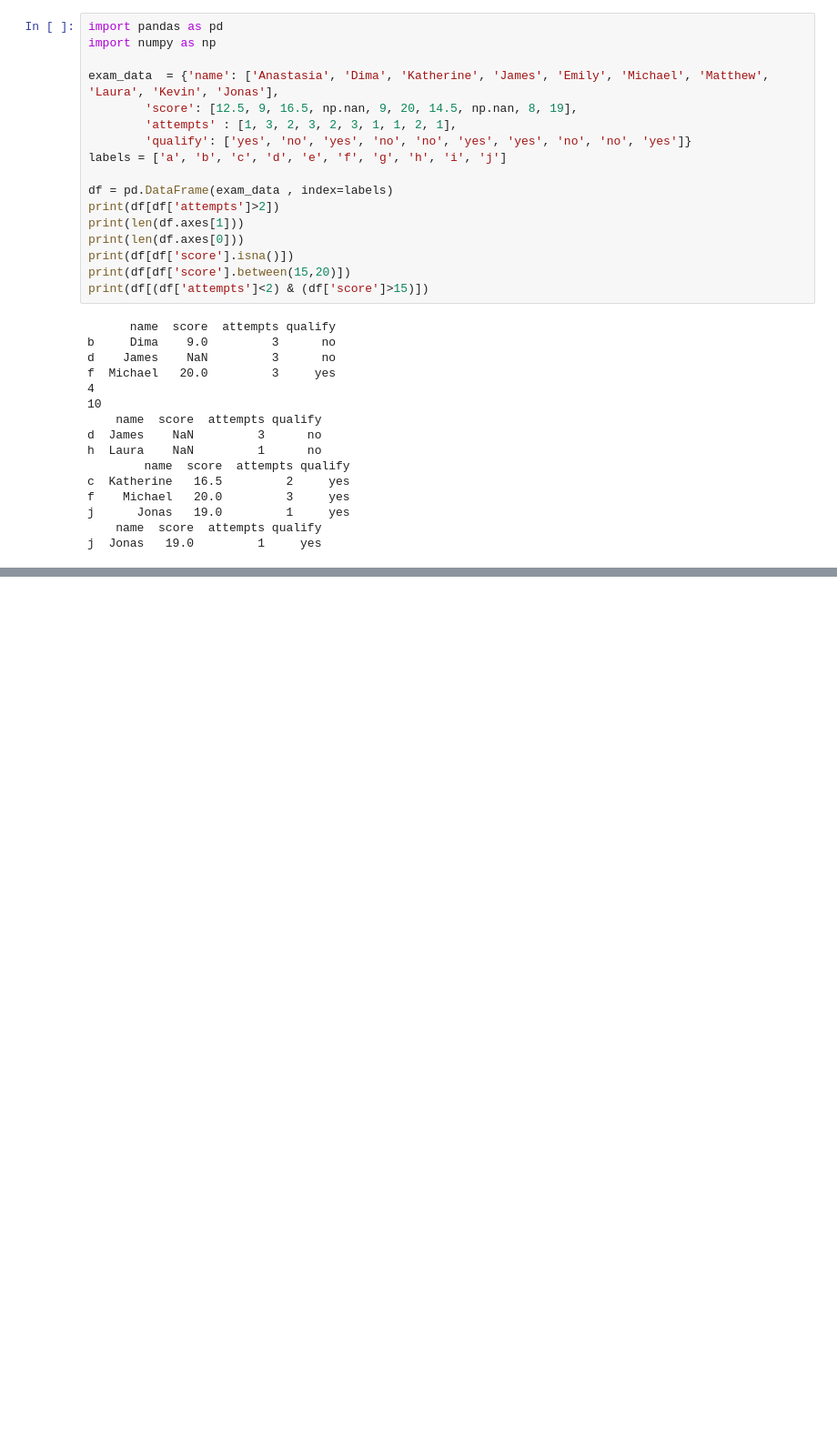
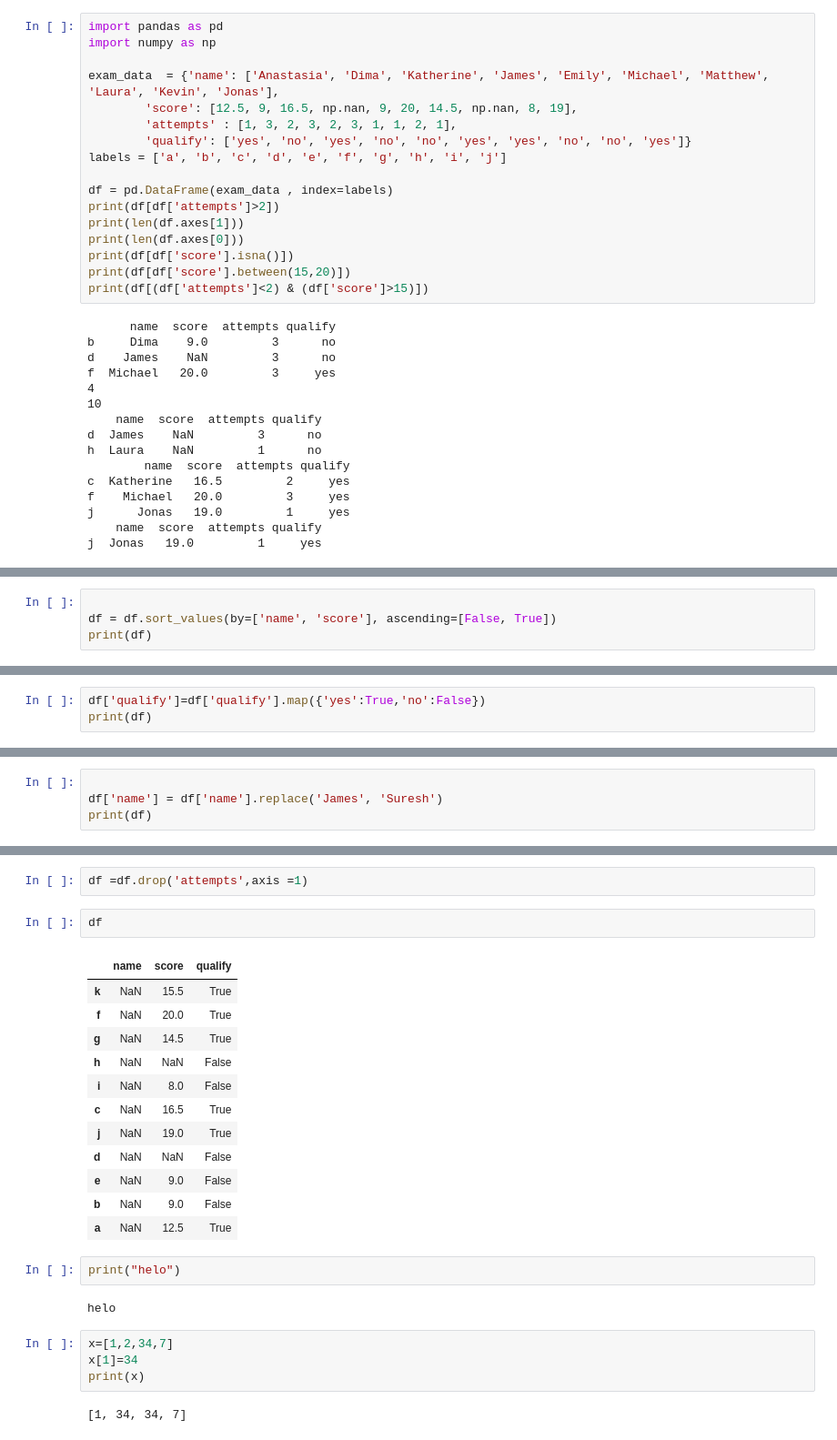
Before and after one commit to Priyakumari1997/Pythoncoding, a Jupyter notebook: Pandas coding practice.ipynb, the cells around one changed output, grey strips where cells are left out. Shown at 91% size. Saved outputs shown, nothing was run; the diff lists cells and outputs as text; blank space fills up the shorter version.

```diff
--- a/Pandas coding practice.ipynb
+++ b/Pandas coding practice.ipynb
@@ -227,0 +290,4 @@ j  Jonas   19.0         1     yes
+# %%
+
+df = df.sort_values(by=['name', 'score'], ascending=[False, True])
+print(df)
@@ -227,0 +307,3 @@ j  Jonas   19.0         1     yes
+# %%
+df['qualify']=df['qualify'].map({'yes':True,'no':False})
+print(df)
@@ -227,0 +323,4 @@ j  Jonas   19.0         1     yes
+# %%
+
+df['name'] = df['name'].replace('James', 'Suresh')
+print(df)
@@ -227,0 +340,27 @@ j  Jonas   19.0         1     yes
+# %%
+df =df.drop('attempts',axis =1)
+# %%
+df
+# %% [output]
+|  | name | score | qualify |
+| k | NaN | 15.5 | True |
+| f | NaN | 20.0 | True |
+| g | NaN | 14.5 | True |
+| h | NaN | NaN | False |
+| i | NaN | 8.0 | False |
+| c | NaN | 16.5 | True |
+| j | NaN | 19.0 | True |
+| d | NaN | NaN | False |
+| e | NaN | 9.0 | False |
+| b | NaN | 9.0 | False |
+| a | NaN | 12.5 | True |
+# %%
+print("helo")
+# %% [output]
+helo
+# %%
+x=[1,2,34,7]
+x[1]=34
+print(x)
+# %% [output]
+[1, 34, 34, 7]
```
Also changed, not shown: parts of 34 cells of this notebook, 1 other file.
